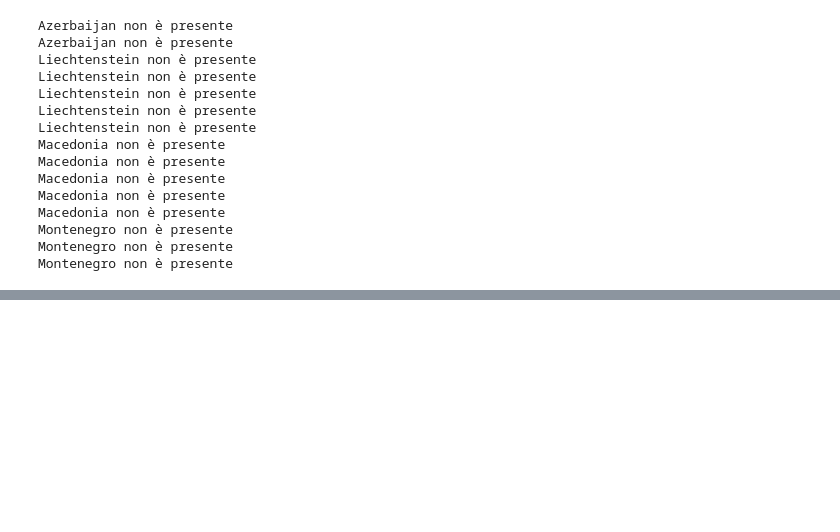
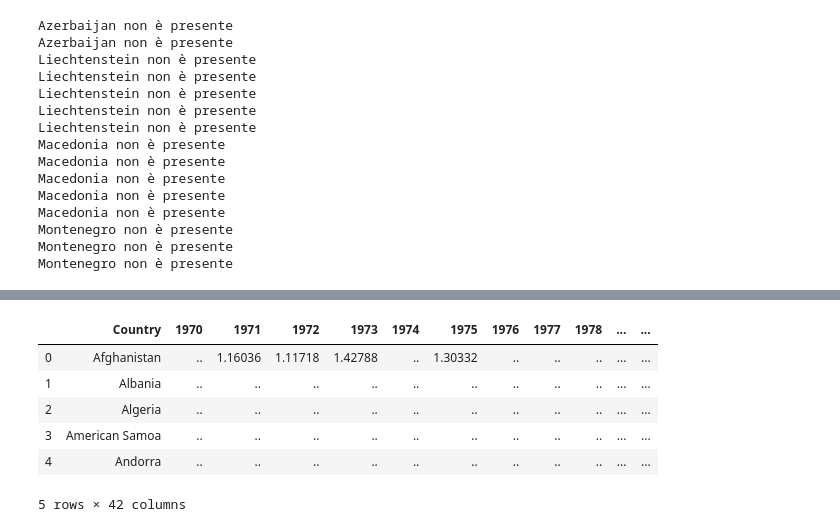
Before and after one commit to alepistola/HumanDataScience, a Jupyter notebook: hds_project.ipynb, the cells around one changed output, grey strips where cells are left out. Saved outputs shown, nothing was run; the diff lists cells and outputs as text; code cells hidden in the pictures; blank space fills up the shorter version.

Commit message:
Working on educationalExpenditure data /1

```diff
--- a/hds_project.ipynb
+++ b/hds_project.ipynb
@@ -358,0 +407,3 @@ Montenegro non è presente
+# %%
+df_edu = pd.read_excel(base_url + 'educationalExpenditure.xlsx')
+df_edu.head()
@@ -358,0 +418,23 @@ Montenegro non è presente
+# %%
+def get_new_name(old_name):
+    if old_name == "Country":
+        return old_name
+    return old_name[:len(old_name) - 8]
+
+for column in df_edu.columns.values:
+    new_name = get_new_name(column)
+    if(new_name == "Country"):
+        continue
+    df_edu[new_name] = df_edu[column]
+    df_edu = df_edu.drop(column, axis=1)
+
+
+df_edu.head()
+# %% [output]
+|  | Country | 1970 | 1971 | 1972 | 1973 | 1974 | 1975 | 1976 | 1977 | 1978 | ... | ... |
+| 0 | Afghanistan | .. | 1.16036 | 1.11718 | 1.42788 | .. | 1.30332 | .. | .. | .. | ... | ... |
+| 1 | Albania | .. | .. | .. | .. | .. | .. | .. | .. | .. | ... | ... |
+| 2 | Algeria | .. | .. | .. | .. | .. | .. | .. | .. | .. | ... | ... |
+| 3 | American Samoa | .. | .. | .. | .. | .. | .. | .. | .. | .. | ... | ... |
+| 4 | Andorra | .. | .. | .. | .. | .. | .. | .. | .. | .. | ... | ... |
+5 rows × 42 columns
```
Also changed, not shown: parts of 8 cells of this notebook.
